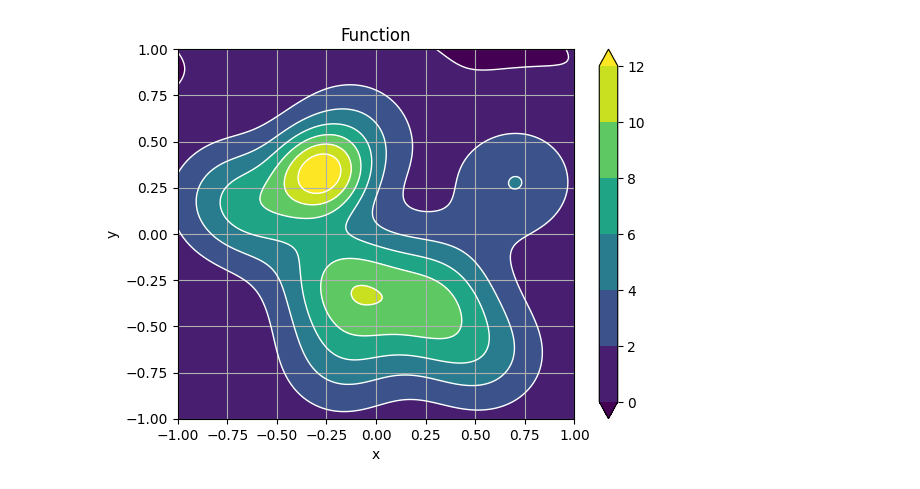
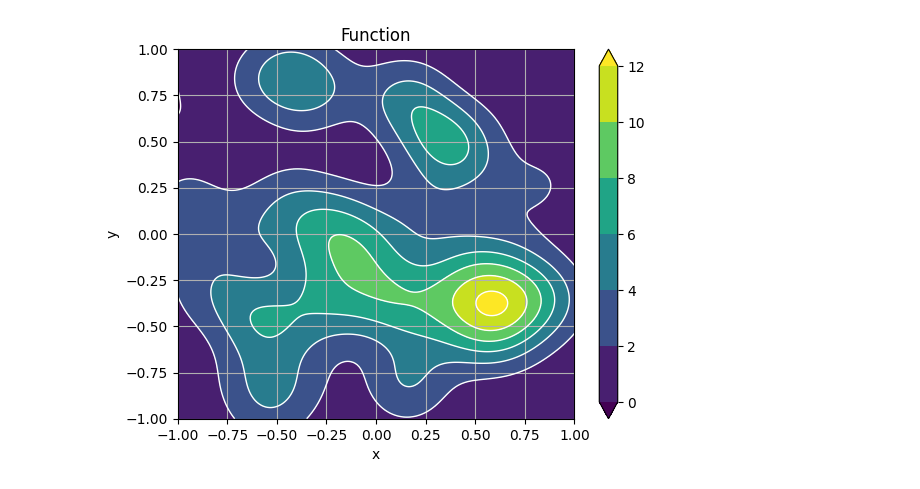
Before and after one commit to danemerson13/cpa-bayesian-opt, a Jupyter notebook: mobo2d/sample2Dfunc.ipynb, the cells around one changed output. Cells and saved outputs as stored; diff of their text form; code cells hidden in the pictures.

```diff
--- a/mobo2d/sample2Dfunc.ipynb
+++ b/mobo2d/sample2Dfunc.ipynb
@@ -41,25 +41,25 @@ def visualizeObj(func, bounds, train_X = None, resolution = 200, title = None):
 # %%
 # Function parameters
 d = 2
-n_maxima = 10
+n_maxima = 40
 global_mag = 10
-local_mag = 4
-alpha = 0.05
-beta = 0.1
+local_mag = 2
+alpha = 0.1
+beta = 0.05
 gamma = 0.1
 
 # Create functions
 func = sumOfGaussians(
     d = d,
     n_maxima = n_maxima,
     global_mag = global_mag,
     local_mag = local_mag,
     alpha = alpha,
     beta = beta,
     gamma = gamma
 )
 
 visualizeObj(func, bounds = torch.tensor([[-1,-1],[1,1]], **tkwargs), train_X = None, resolution = 200, title = 'Function')
 # %% [output]
-[figure, old version]
+[figure, new version]
 # %%
```
Also changed, not shown: parts of 2 cells of this notebook, 4 other files.
